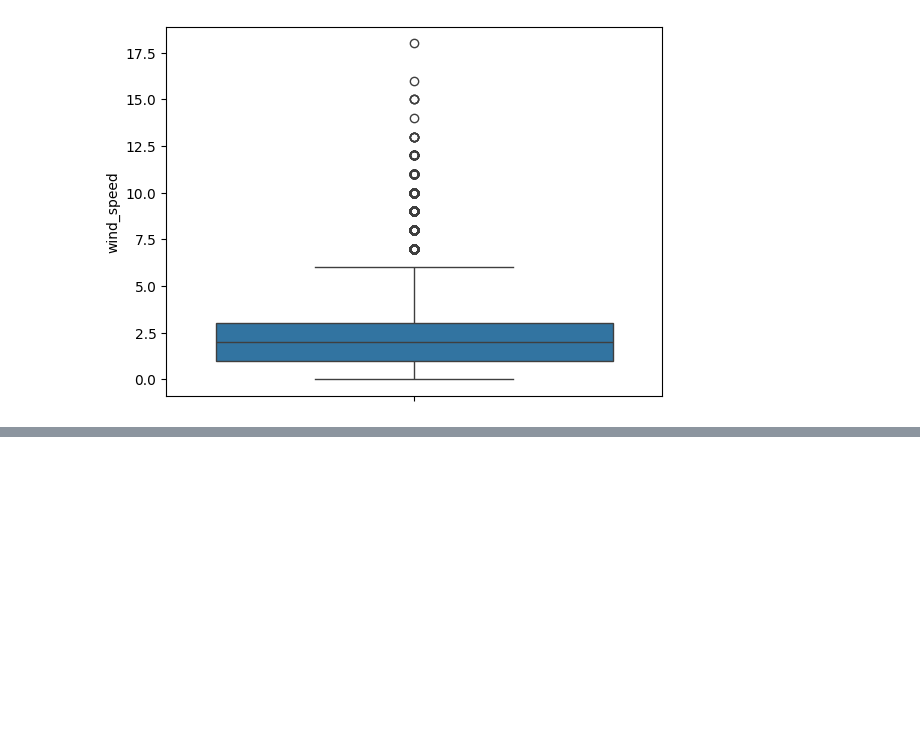
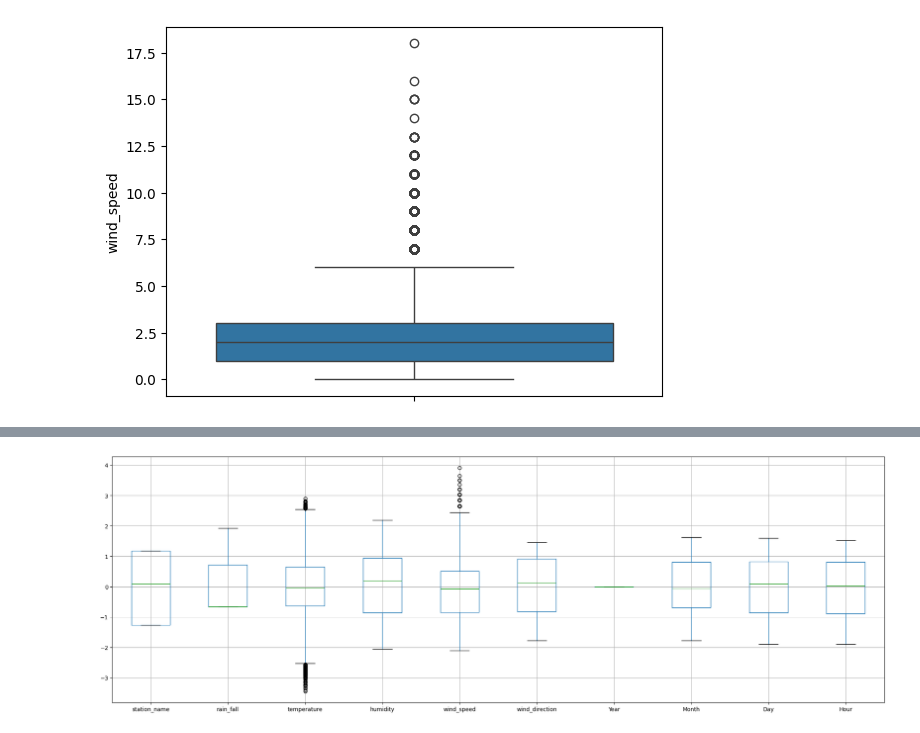
Before and after one commit to tiramiSoo/Rainfall-Prediction, a Jupyter notebook: Rain Fall Predict.ipynb, the cells around one changed output, grey strips where cells are left out. Saved outputs shown, nothing was run; the diff lists cells and outputs as text; code cells hidden in the pictures; blank space fills up the shorter version.

```diff
--- a/Rain Fall Predict.ipynb
+++ b/Rain Fall Predict.ipynb
@@ -352,0 +471,7 @@ from sklearn import preprocessing
+# %%
+# Check for presence of outliers for transformed data
+plt.figure(figsize=(25,8))
+df1_pt.boxplot()
+plt.show()
+# %% [output]
+[figure, added]
```
Also changed, not shown: parts of 20 cells of this notebook.
